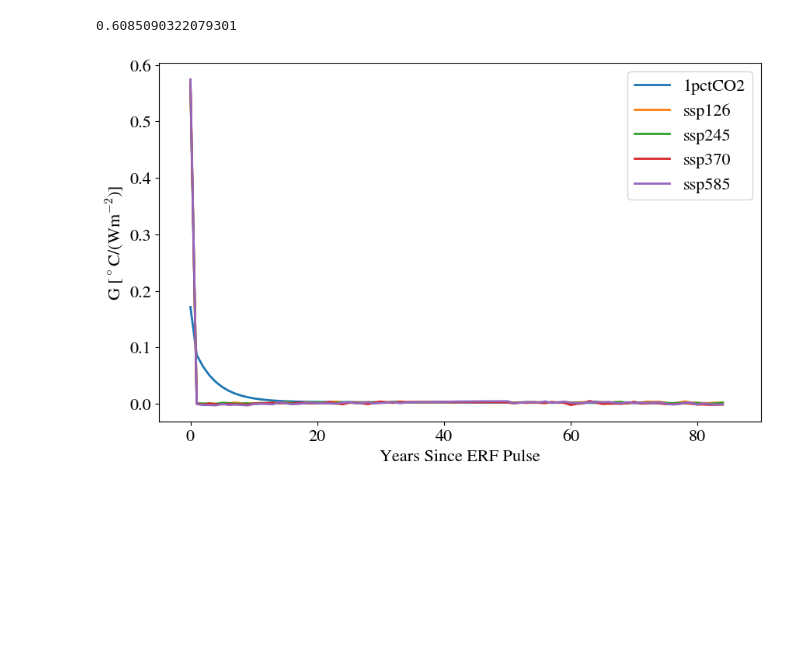
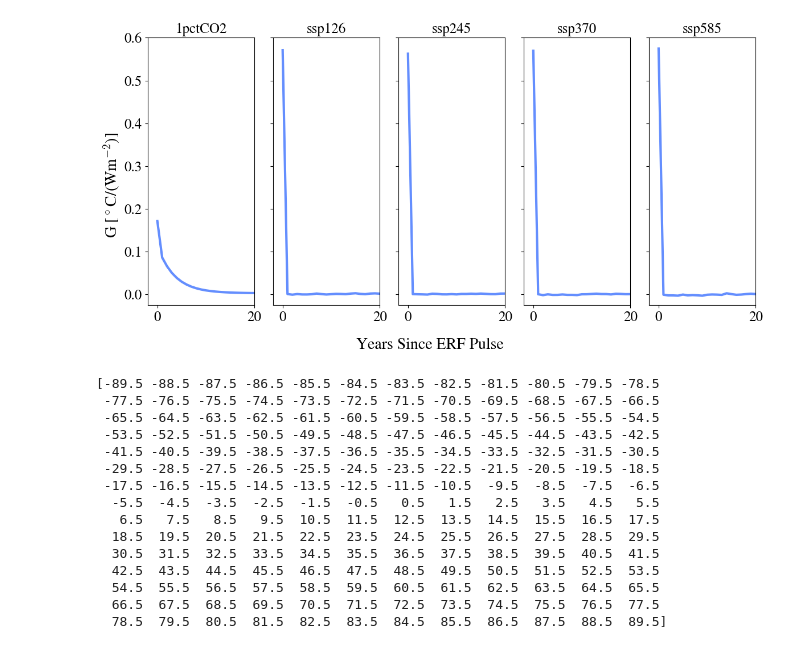
Before and after one commit to cbwomack/ERF_Greens, a Jupyter notebook: ERF_Emulator/3_paper_plots.ipynb, the cells around one changed output. Cells and saved outputs as stored; diff of their text form; code cells hidden in the pictures; blank space fills up the shorter version.

```diff
--- a/ERF_Emulator/3_paper_plots.ipynb
+++ b/ERF_Emulator/3_paper_plots.ipynb
@@ -284,9 +287,9 @@ def calc_area_error(truth_path, emulator_path, start_year, end_year):
     # Create histogram of error by area on the planet
     n_bins = 100
     if 'patt' in emulator_path:
-        counts, bins = np.histogram(pct_error_stacked.tas.values, range = (-0.375,0.375), bins = n_bins)
+        counts, bins = np.histogram(pct_error_stacked.tas.values, range = (-0.25,0.25), bins = n_bins)
     else:
-        counts, bins = np.histogram(pct_error_stacked.values, range = (-0.375,0.375), bins = n_bins)
+        counts, bins = np.histogram(pct_error_stacked.values, range = (-0.25,0.25), bins = n_bins)
     seen = set()
     for i in range(n_bins):
         bin_l = bins[i]
@@ -490,41 +498,65 @@ PS: Long Term - Predictor: ssp585, Target: ssp585, mean: -0.0014, std: 0.0185, m
 # %%
 import matplotlib
 matplotlib.rcParams['mathtext.fontset'] = 'cm'
 matplotlib.rcParams['font.family'] = 'STIXGeneral'
 save = False
 
 train_id = ['1pctCO2','ssp126','ssp245','ssp370','ssp585']
 A = ERFutils.A
 
 output_path = ERFutils.path_to_ERF_outputs
 figure_path = ERFutils.path_to_figures
+color1 = '#648efe'
+color2 = '#FFAB3F'
 
-fig, ax = plt.subplots(figsize = [10,6])
+i = 0
+fig, ax = plt.subplots(nrows=1, ncols=len(train_id),figsize = [12,6],sharey=True,sharex=True)
 for train in train_id:
     if train == '1pctCO2':# or train == 'ssp585' or train == 'ssp370' or train == 'ssp126':
-        G_ds_path = f'{output_path}GFs/G_loess_{train}_ERF_mean_ds.nc4'
+        G_ds_path = f'{output_path}GFs/G_loess_man_{train}_ERF_mean_ds.nc4'
         G_ds = xr.open_dataset(G_ds_path)['G[tas]']
     else:
         #continue
         G_ds_path = f'{output_path}GFs/G_{train}_ERF_all_ds.nc4'
         G_ds = xr.open_dataset(G_ds_path)['__xarray_dataarray_variable__']
     G_ds.name = 'G'
 
     if train == '1pctCO2':# or train == 'ssp585' or train == 'ssp370' or train == 'ssp126':
         G_ds = G_ds.sel(year  = slice(0,84))
-        print(np.trapz(G_ds.weighted(A).mean(dim = ['lat','lon']).values))
-        ax.plot(G_ds.weighted(A).mean(dim = ['lat','lon']).values, label = train, linewidth=2)
+        #print(np.trapz(G_ds.weighted(A).mean(dim = ['lat','lon']).values))
+        ax[i].plot(G_ds.weighted(A).mean(dim = ['lat','lon']).values, label = train, linewidth=3, color=color1)
     else:
-        ax.plot(G_ds.weighted(A).mean(dim = ['lat','lon']).mean(dim = 'model').values, label = train, linewidth=2)
+        ax[i].plot(G_ds.weighted(A).mean(dim = ['lat','lon']).mean(dim = 'model').values, label = train, linewidth=3, color=color1)
 
-ax.tick_params(axis='both', which='major', labelsize=16)
-ax.set_xlabel('Years Since ERF Pulse',fontsize=16)
-ax.set_ylabel('G [$^\circ$C/(Wm$^{-2}$)]',fontsize=16)
-ax.set_xlim([-5,90])
-ax.legend(fontsize=16)
+    ax[i].set_title(f'{train}',fontsize=18)
+    ax[i].tick_params(axis='both', which='major', labelsize=18)
+
+    i += 1
+
+plt.setp(ax, xlim=[-2,20], ylim=[-0.025,0.6])
+fig.supxlabel('Years Since ERF Pulse',fontsize=20)
+fig.supylabel('G [$^\circ$C/(Wm$^{-2}$)]',fontsize=20)
+fig.tight_layout()
 
 if save:
-    plt.savefig(f'{figure_path}GF_all_loess_v1.pdf', bbox_inches = 'tight', dpi = 350)
+    plt.savefig(f'{figure_path}GF_all_loess_v2.pdf', bbox_inches = 'tight', dpi = 350)
 # %% [output]
-0.6085090322079301
-[figure, old version]
+[figure, new version]
+# %%
+print(G_ds.lat.values)
+# %% [output]
+[-89.5 -88.5 -87.5 -86.5 -85.5 -84.5 -83.5 -82.5 -81.5 -80.5 -79.5 -78.5
+ -77.5 -76.5 -75.5 -74.5 -73.5 -72.5 -71.5 -70.5 -69.5 -68.5 -67.5 -66.5
+ -65.5 -64.5 -63.5 -62.5 -61.5 -60.5 -59.5 -58.5 -57.5 -56.5 -55.5 -54.5
+ -53.5 -52.5 -51.5 -50.5 -49.5 -48.5 -47.5 -46.5 -45.5 -44.5 -43.5 -42.5
+ -41.5 -40.5 -39.5 -38.5 -37.5 -36.5 -35.5 -34.5 -33.5 -32.5 -31.5 -30.5
+ -29.5 -28.5 -27.5 -26.5 -25.5 -24.5 -23.5 -22.5 -21.5 -20.5 -19.5 -18.5
+ -17.5 -16.5 -15.5 -14.5 -13.5 -12.5 -11.5 -10.5  -9.5  -8.5  -7.5  -6.5
+  -5.5  -4.5  -3.5  -2.5  -1.5  -0.5   0.5   1.5   2.5   3.5   4.5   5.5
+   6.5   7.5   8.5   9.5  10.5  11.5  12.5  13.5  14.5  15.5  16.5  17.5
+  18.5  19.5  20.5  21.5  22.5  23.5  24.5  25.5  26.5  27.5  28.5  29.5
+  30.5  31.5  32.5  33.5  34.5  35.5  36.5  37.5  38.5  39.5  40.5  41.5
+  42.5  43.5  44.5  45.5  46.5  47.5  48.5  49.5  50.5  51.5  52.5  53.5
+  54.5  55.5  56.5  57.5  58.5  59.5  60.5  61.5  62.5  63.5  64.5  65.5
+  66.5  67.5  68.5  69.5  70.5  71.5  72.5  73.5  74.5  75.5  76.5  77.5
+  78.5  79.5  80.5  81.5  82.5  83.5  84.5  85.5  86.5  87.5  88.5  89.5]
```
Also changed, not shown: parts of 7 cells of this notebook, 2 other files.
